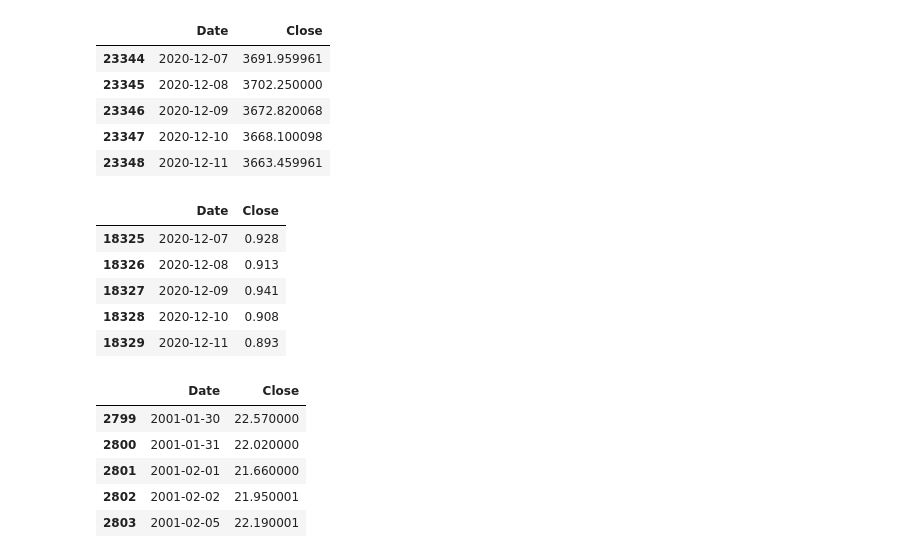
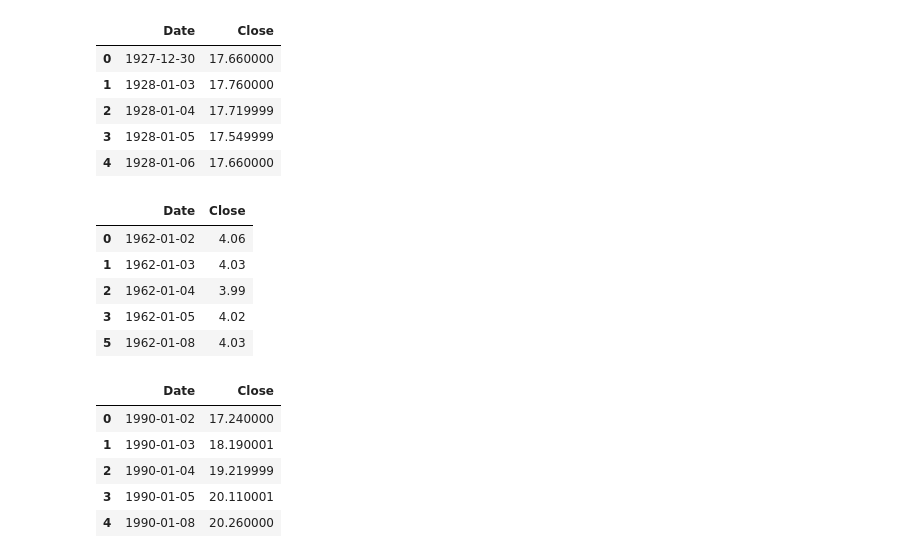
Before and after one commit to ksn38/fin, a Jupyter notebook: Untitled.ipynb, the cells around one changed output. Saved outputs shown, nothing was run; the diff lists cells and outputs as text; code cells hidden in the pictures.

```diff
--- a/Untitled.ipynb
+++ b/Untitled.ipynb
@@ -3,37 +3,37 @@ import pandas as pd
 import numpy as np
 # %%
 SP = pd.read_csv('data/^GSPC.csv').dropna()
-SP = SP[['Date', 'Close']][-5000:]
-SP.tail()
+SP = SP[['Date', 'Close']]#[8600:]
+SP.head()
 # %% [output]
 |  | Date | Close |
-| 23344 | 2020-12-07 | 3691.959961 |
-| 23345 | 2020-12-08 | 3702.250000 |
-| 23346 | 2020-12-09 | 3672.820068 |
-| 23347 | 2020-12-10 | 3668.100098 |
-| 23348 | 2020-12-11 | 3663.459961 |
+| 0 | 1927-12-30 | 17.660000 |
+| 1 | 1928-01-03 | 17.760000 |
+| 2 | 1928-01-04 | 17.719999 |
+| 3 | 1928-01-05 | 17.549999 |
+| 4 | 1928-01-06 | 17.660000 |
 # %%
 TR = pd.read_csv('data/^TNX.csv').dropna()
-TR = TR[['Date', 'Close']][-5000:]
-TR.tail()
+TR = TR[['Date', 'Close']]#[8600:]
+TR.head()
 # %% [output]
 |  | Date | Close |
-| 18325 | 2020-12-07 | 0.928 |
-| 18326 | 2020-12-08 | 0.913 |
-| 18327 | 2020-12-09 | 0.941 |
-| 18328 | 2020-12-10 | 0.908 |
-| 18329 | 2020-12-11 | 0.893 |
+| 0 | 1962-01-02 | 4.06 |
+| 1 | 1962-01-03 | 4.03 |
+| 2 | 1962-01-04 | 3.99 |
+| 3 | 1962-01-05 | 4.02 |
+| 5 | 1962-01-08 | 4.03 |
 # %%
 VIX = pd.read_csv('data/^VIX.csv').dropna()
-VIX = VIX[['Date', 'Close']][-5000:]
+VIX = VIX[['Date', 'Close']]#[8600:]
 VIX.head()
 # %% [output]
 |  | Date | Close |
-| 2799 | 2001-01-30 | 22.570000 |
-| 2800 | 2001-01-31 | 22.020000 |
-| 2801 | 2001-02-01 | 21.660000 |
-| 2802 | 2001-02-02 | 21.950001 |
-| 2803 | 2001-02-05 | 22.190001 |
+| 0 | 1990-01-02 | 17.240000 |
+| 1 | 1990-01-03 | 18.190001 |
+| 2 | 1990-01-04 | 19.219999 |
+| 3 | 1990-01-05 | 20.110001 |
+| 4 | 1990-01-08 | 20.260000 |
 # %%
 # x = pd.concat([SP, VIX], axis=1)
 x = pd.merge(SP, VIX, how='left', on='Date')
```
Also changed, not shown: parts of 2 cells of this notebook, 4 other files.
